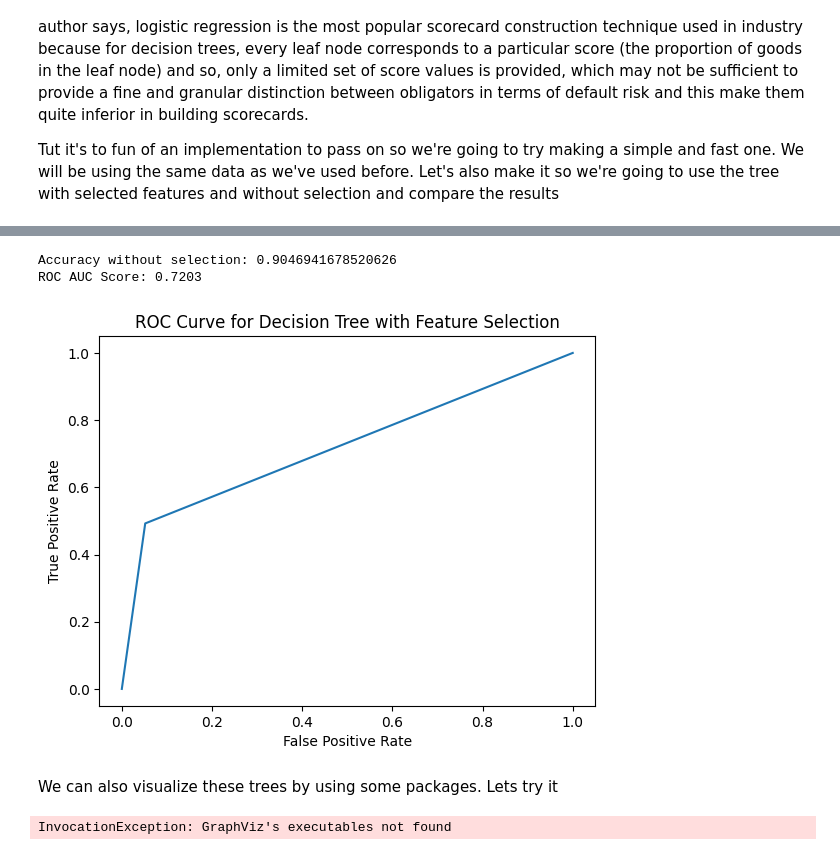
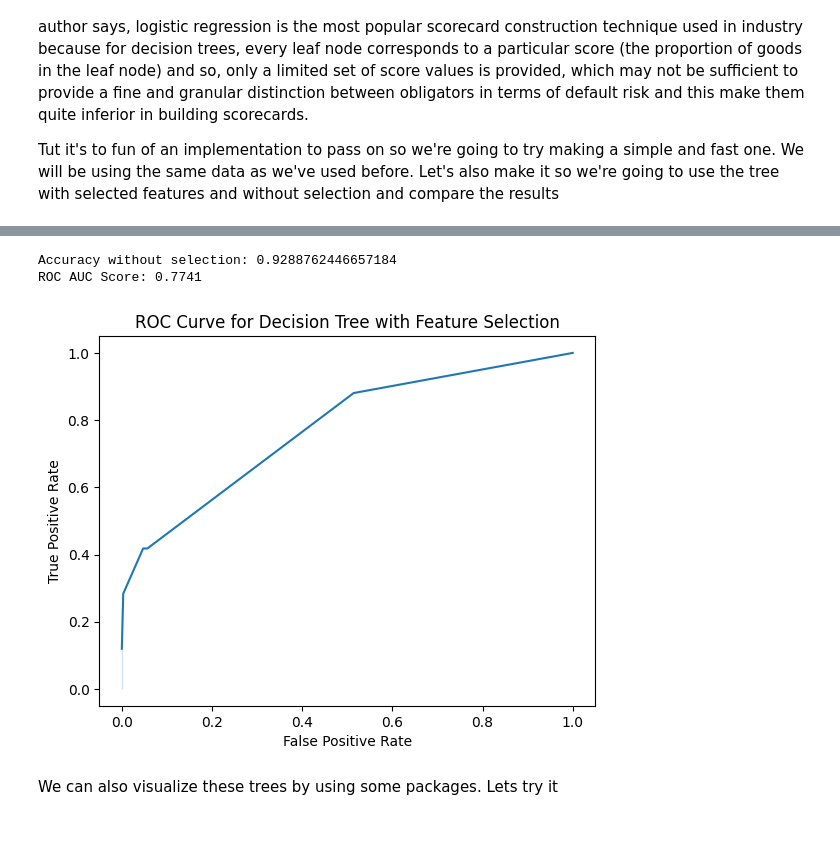
Before and after one commit to gtazevedo/cra_mtae_sas_in_py, a Jupyter notebook: Chapter 5 - Credit Scoring.ipynb, the cells around one changed output, grey strips where cells are left out. Cells and saved outputs as stored; diff of their text form; code cells hidden in the pictures.

```diff
--- a/Chapter 5 - Credit Scoring.ipynb
+++ b/Chapter 5 - Credit Scoring.ipynb
@@ -469,39 +469,24 @@ ROC AUC Score: 0.7254
 # %%
-clf_sel = DecisionTreeClassifier()
+clf_sel = tree.DecisionTreeClassifier(criterion="entropy", max_depth=3)
 clf_sel = clf_sel.fit(X_train[stpwise_selected_features[1:]],y_train)
 y_pred = clf_sel.predict(X_test[stpwise_selected_features[1:]])
 print("Accuracy without selection:",metrics.accuracy_score(y_test, y_pred))
 
 y_prob = clf_sel.predict_proba(X_test[stpwise_selected_features[1:]])[:, 1]
 fpr, tpr, threshold = metrics.roc_curve(y_test, y_prob)
 roc_auc = metrics.auc(fpr, tpr)
 
 auc_score = metrics.roc_auc_score(y_test, y_prob)
 print(f"ROC AUC Score: {auc_score:.4f}")
 
 sns.lineplot(x=fpr, y=tpr)
 plt.xlabel("False Positive Rate")
 plt.ylabel("True Positive Rate")
 plt.title("ROC Curve for Decision Tree with Feature Selection")
 plt.show()
 # %% [output]
-Accuracy without selection: 0.9046941678520626
-ROC AUC Score: 0.7203
+Accuracy without selection: 0.9288762446657184
+ROC AUC Score: 0.7741
-[figure, old version]
+[figure, new version]
 # %% [markdown]
 We can also visualize these trees by using some packages. Lets try it
-# %%
-from sklearn.tree import export_graphviz
-from six import StringIO
-from IPython.display import Image
-import pydotplus
-
-dot_data = StringIO()
-export_graphviz(clf, out_file=dot_data,
-                filled=True, rounded=True,
-                special_characters=True)
-graph = pydotplus.graph_from_dot_data(dot_data.getvalue())
-graph.write_png('diabetes.png')
-Image(graph.create_png())
-# %% [output]
-InvocationException: GraphViz's executables not found
```
Also changed, not shown: parts of 8 cells of this notebook.
